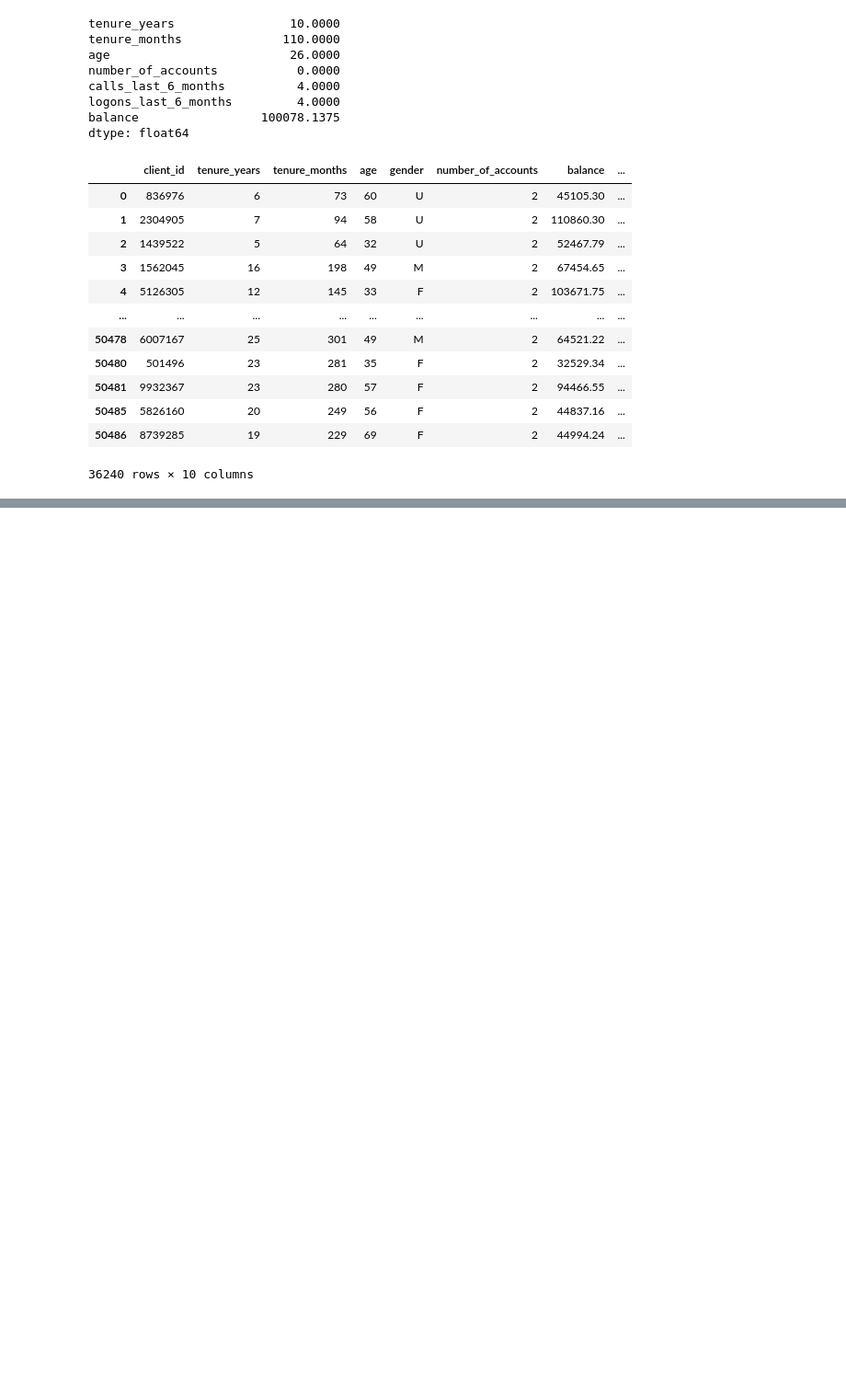
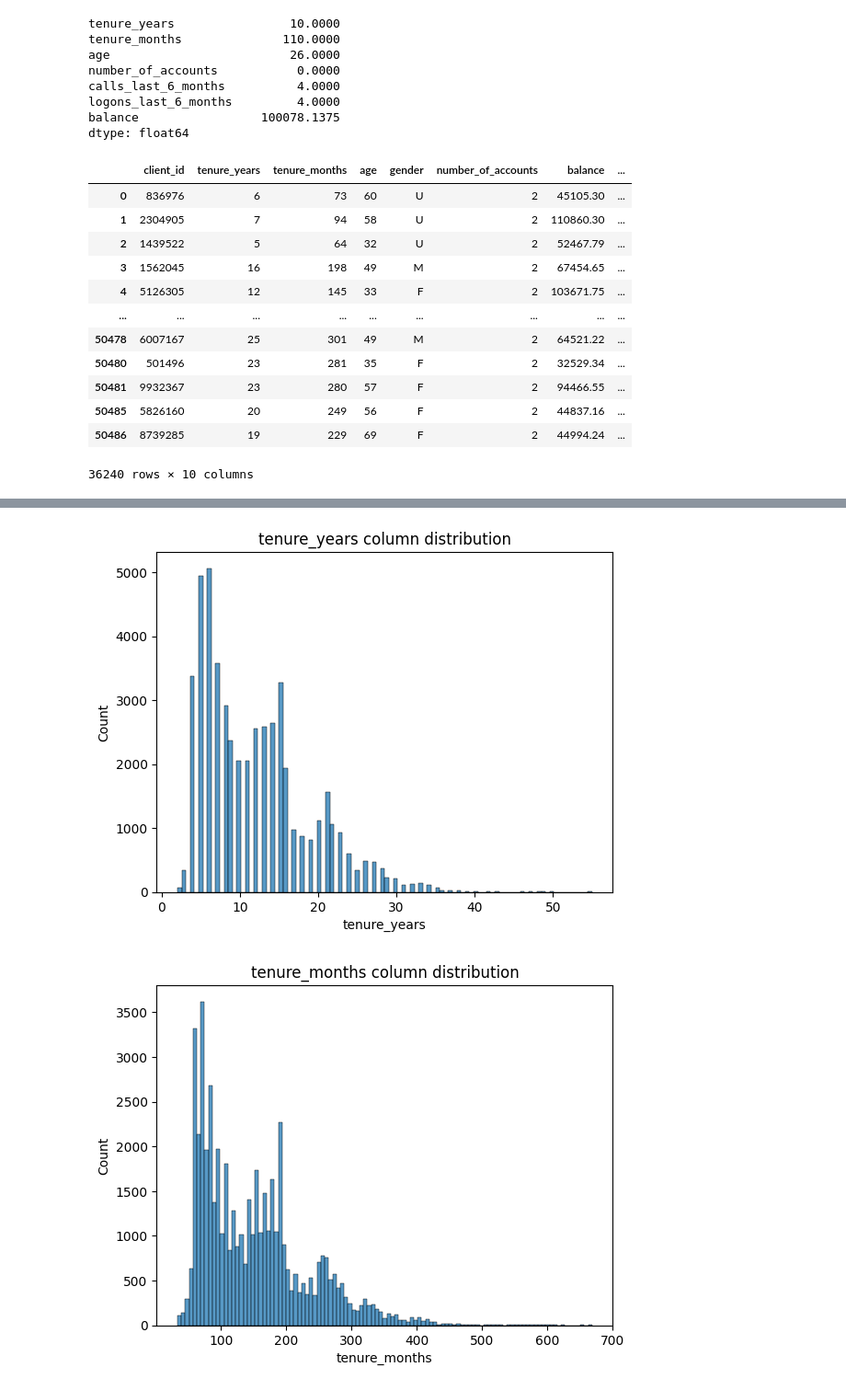
Before and after one commit to vijayendra-k/AB-Testing, a Jupyter notebook: AB-Testing.ipynb, the cells around one changed output, grey strips where cells are left out. Shown: that part at 92% size. Cells and saved outputs as stored; diff of their text form; code cells hidden in the pictures; blank space fills up the shorter version.

Commit message:
first plot

```diff
--- a/AB-Testing.ipynb
+++ b/AB-Testing.ipynb
@@ -405,0 +424,8 @@ cleandf
+# %%
+for i in cols_num:
+    sn.histplot(combdf[i])
+    plt.title(f'{i} column distribution')
+    plt.show()
+# %% [output]
+[figure, added]
+[figure, added]
```
Also changed, not shown: parts of 6 cells of this notebook.
